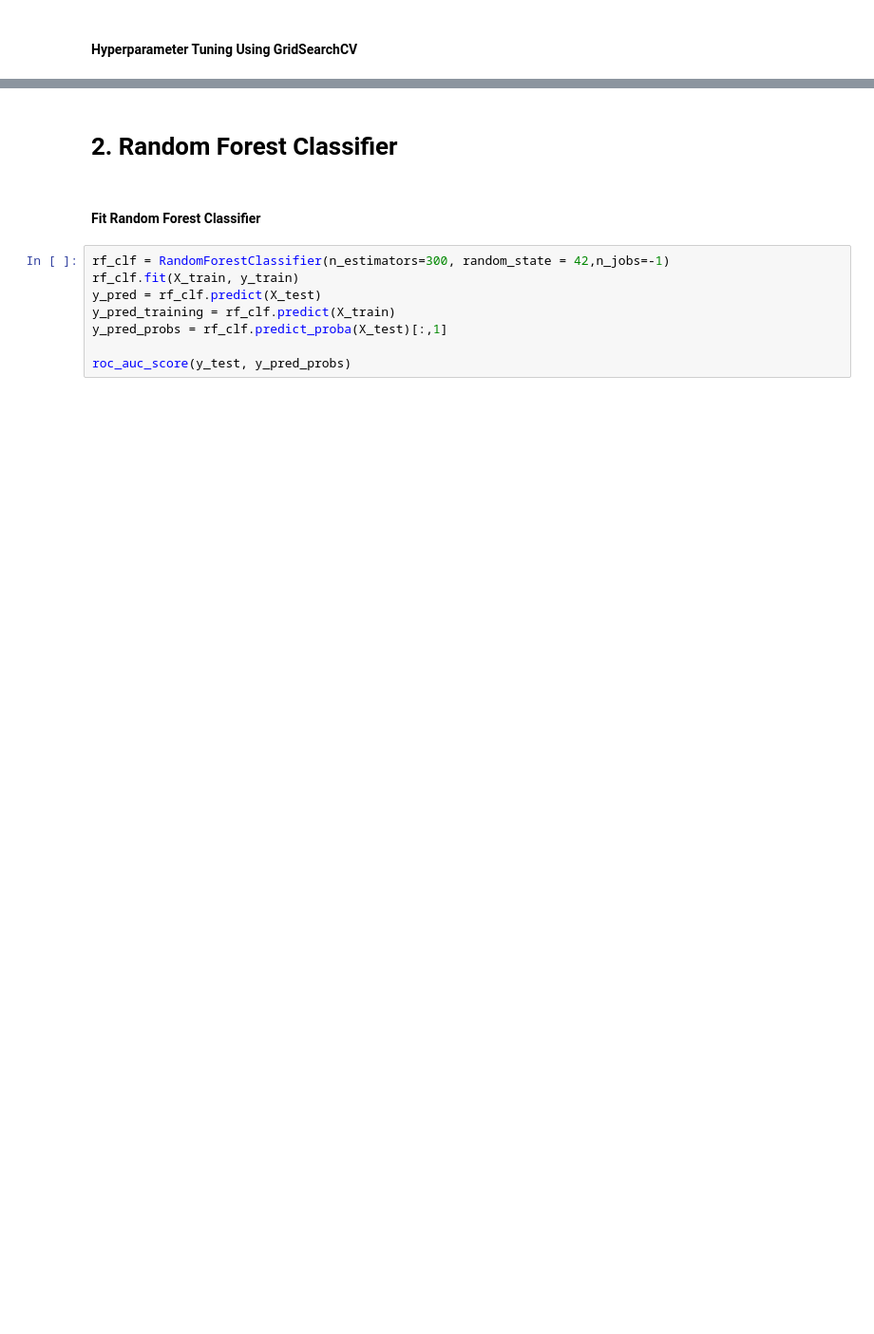
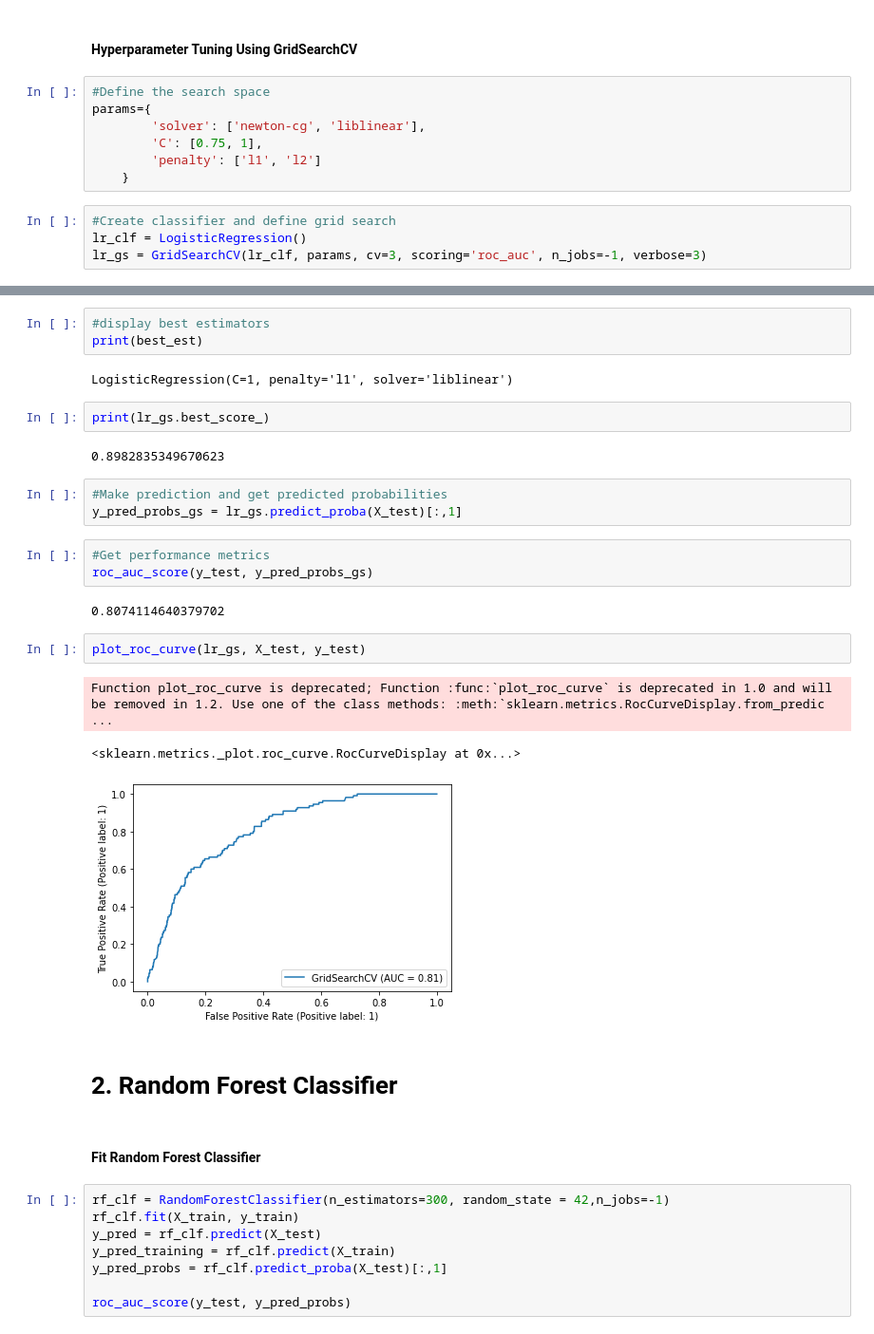
Before and after one commit to ltomczak1/Capstone-Two---Predicting-West-Nile-Virus, a Jupyter notebook: CapstoneTwoModels.ipynb, the cells around one changed output, grey strips where cells are left out. Shown at 95% size. Cells and saved outputs as stored; diff of their text form; blank space fills up the shorter version.

```diff
--- a/CapstoneTwoModels.ipynb
+++ b/CapstoneTwoModels.ipynb
@@ -138,2 +138,13 @@ plt.show()
 # %% [markdown]
 #### Hyperparameter Tuning Using GridSearchCV
+# %%
+#Define the search space
+params={
+        'solver': ['newton-cg', 'liblinear'],
+        'C': [0.75, 1],
+        'penalty': ['l1', 'l2']
+    }
+# %%
+#Create classifier and define grid search
+lr_clf = LogisticRegression()
+lr_gs = GridSearchCV(lr_clf, params, cv=3, scoring='roc_auc', n_jobs=-1, verbose=3)
@@ -140,3 +200,26 @@ plt.show()
+# %%
+#display best estimators
+print(best_est)
+# %% [output]
+LogisticRegression(C=1, penalty='l1', solver='liblinear')
+# %%
+print(lr_gs.best_score_)
+# %% [output]
+0.8982835349670623
+# %%
+#Make prediction and get predicted probabilities
+y_pred_probs_gs = lr_gs.predict_proba(X_test)[:,1]
+# %%
+#Get performance metrics
+roc_auc_score(y_test, y_pred_probs_gs)
+# %% [output]
+0.8074114640379702
+# %%
+plot_roc_curve(lr_gs, X_test, y_test)
+# %% [output]
+Function plot_roc_curve is deprecated; Function :func:`plot_roc_curve` is deprecated in 1.0 and will be removed in 1.2. Use one of the class methods: :meth:`sklearn.metrics.RocCurveDisplay.from_predic ...
+<sklearn.metrics._plot.roc_curve.RocCurveDisplay at 0x...>
+[figure, added]
 # %% [markdown]
 # 2. Random Forest Classifier
 # %% [markdown]
```
Also changed, not shown: parts of 37 cells of this notebook.
